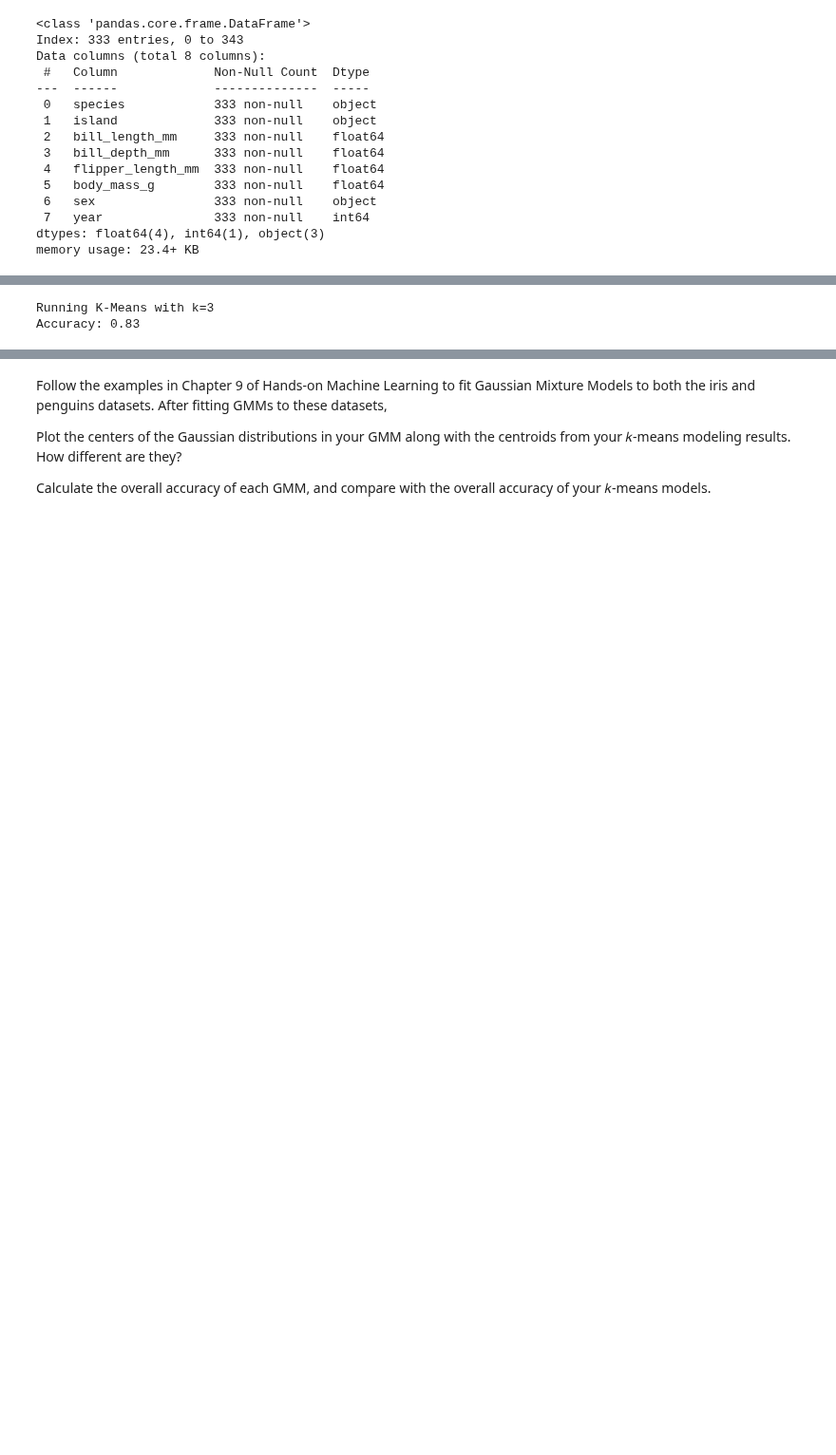
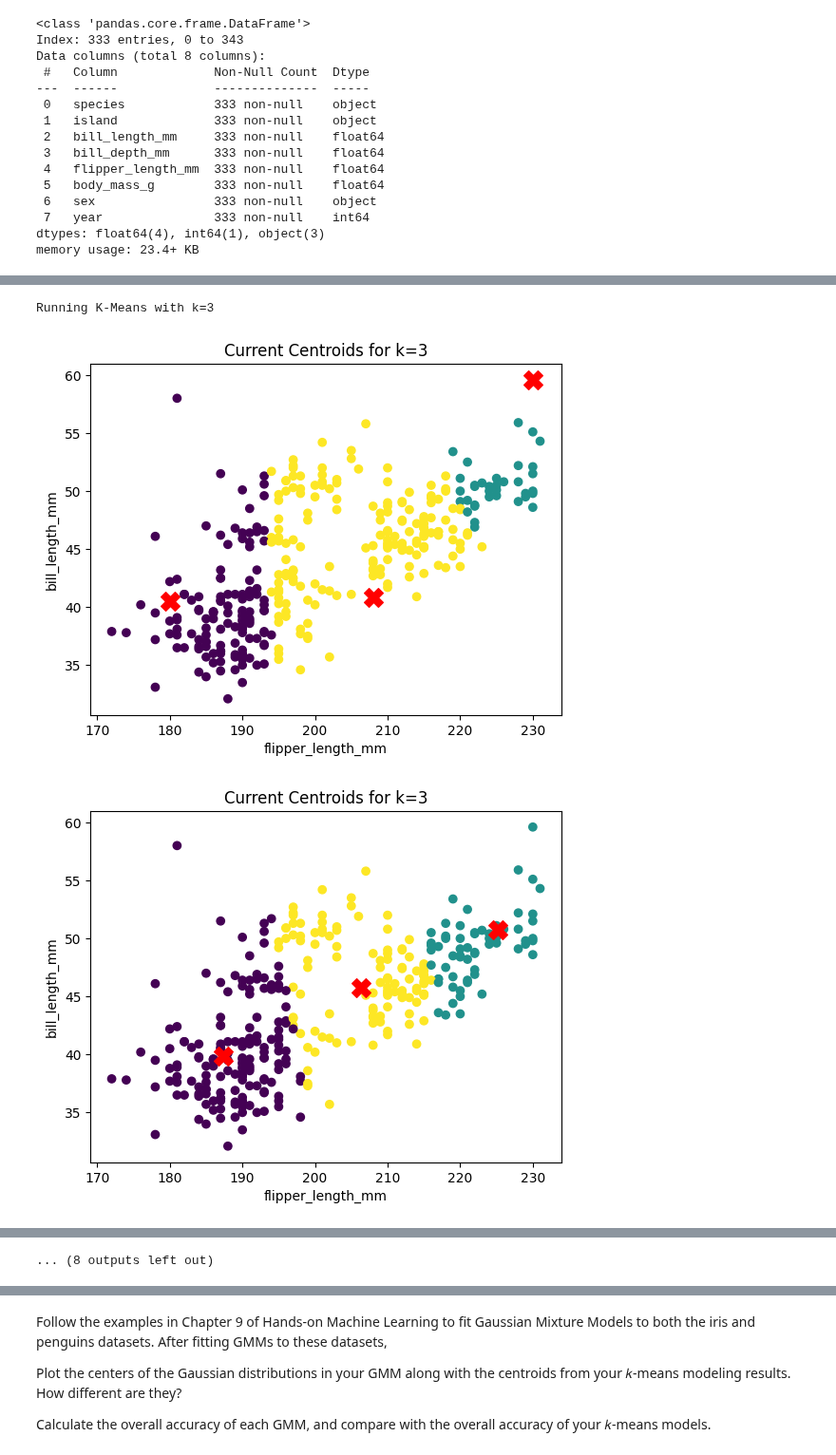
Before and after one commit to Qu1nnD/CS290, a Jupyter notebook: Clustering.ipynb, the cells around one changed output, grey strips where cells are left out. Shown at 95% size. Saved outputs shown, nothing was run; the diff lists cells and outputs as text; code cells hidden in the pictures; blank space fills up the shorter version.

```diff
--- a/Clustering.ipynb
+++ b/Clustering.ipynb
@@ -131,9 +155,10 @@ Accuracy: 0.78
 # %%
 for k in range(3,4):
   print(f"Running K-Means with k={k}")
-  labelsF, clusters = K_Means(k, penguins, "far", 'flipper_length_mm', 'bill_length_mm','species')
+  labelsF,labelsFNum, clusters = K_Means(k, penguins, "far", 'flipper_length_mm', 'bill_length_mm','species')
 accurate = accuracy(true_labels, labelsF)
 print(f'Accuracy: {accurate:.2f}')
 # %% [output]
 Running K-Means with k=3
-Accuracy: 0.83
+[figure, added]
+[figure, added]
@@ -139,0 +174 @@ Accuracy: 0.83
+... (8 outputs left out)
```
Also changed, not shown: parts of 11 cells of this notebook.
